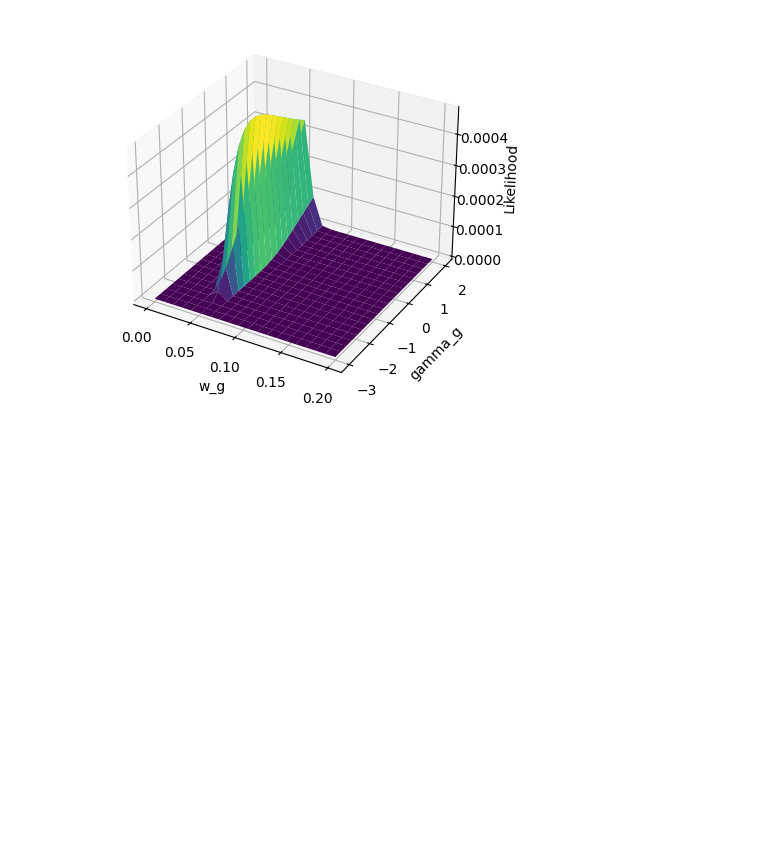
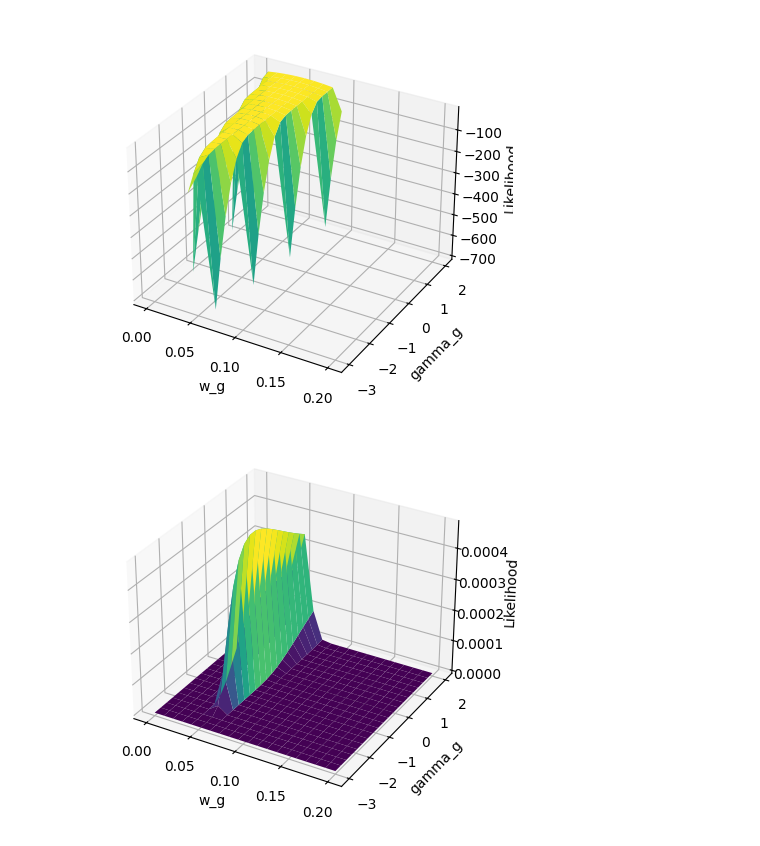
Before and after one commit to PeterKiss18/VasicekPDModel, a Jupyter notebook: MLE_multivariate_plot.ipynb, the cells around one changed output. Drawn from its saved outputs; the diff is of its cells as text; code cells hidden in the pictures; blank space fills up the shorter version.

```diff
--- a/MLE_multivariate_plot.ipynb
+++ b/MLE_multivariate_plot.ipynb
@@ -31,3 +31,24 @@ plt.show()
+# %%
+# Plot of the likelihood function in w_g and gamma_g
+x_num_points = 20
+y_num_points = 20
+w_g = np.linspace(0, 0.2, x_num_points)
+gamma_g = np.linspace(-3, 2, y_num_points)
+W, G = np.meshgrid(w_g, gamma_g)
+L = np.zeros((x_num_points, y_num_points))
+for i in range(x_num_points):
+    for j in range(y_num_points):
+        L[i, j] = np.log(calculate_my_likelihood(d_g, n_g, p_g, norm.pdf, w_g[i], gamma_g[j]))
+
+fig = plt.figure()
+ax = fig.add_subplot(111, projection='3d')
+ax.plot_surface(W, G, L, cmap='viridis')
+ax.set_xlabel('w_g')
+ax.set_ylabel('gamma_g')
+ax.set_zlabel('Likelihood')
+plt.show()
+# %% [output]
+[figure, added]
 # %%
 # Plot of the likelihood function in w_g and gamma_g
 x_num_points = 20
```
Also changed, not shown: parts of 1 cell of this notebook.
